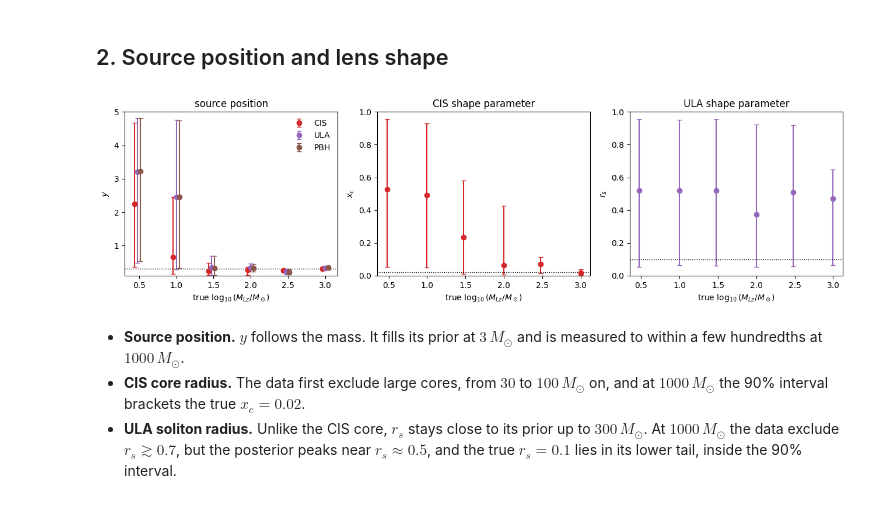
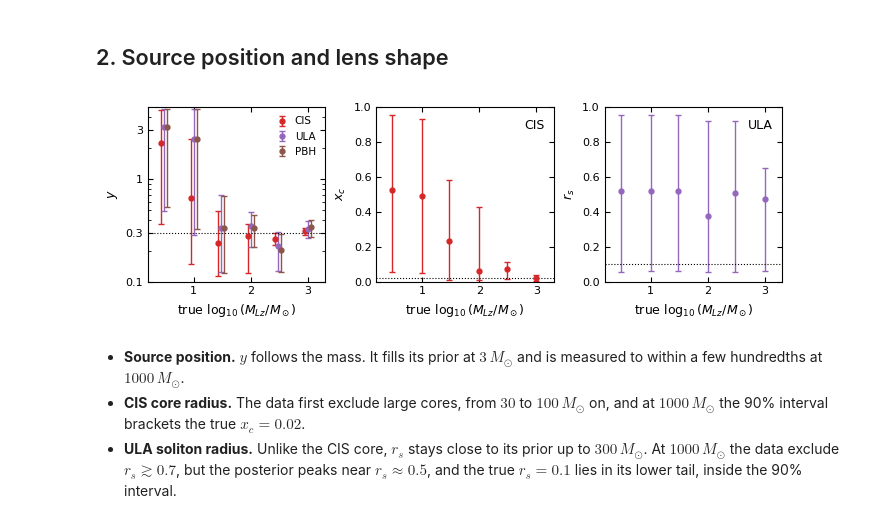
Before and after one commit to ninoephremidze/infer_with_FIONA, a Jupyter notebook: notebooks/03_mass_scans.ipynb, the cells around one changed output. Drawn from its saved outputs; the diff is of its cells as text; code cells hidden in the pictures.

```diff
--- a/notebooks/03_mass_scans.ipynb
+++ b/notebooks/03_mass_scans.ipynb
@@ -17,8 +17,12 @@ import matplotlib.pyplot as plt
 import numpy as np
 import pandas as pd
 
-from infer_with_fiona import posteriors as P
+from infer_with_fiona import paths, posteriors as P
 from infer_with_fiona.fisher.utils import G_over_c3_Msun
+
+PUB = {'font.size': 8, 'axes.labelsize': 9, 'axes.titlesize': 9, 'legend.fontsize': 7.5, 'xtick.direction': 'in',
+       'ytick.direction': 'in', 'xtick.top': True, 'ytick.right': True}     # style of the paper's figures
+paths.FIGURES_DIR.mkdir(parents=True, exist_ok=True)
 # %% [markdown]
 ## What to expect
 
@@ -85,27 +94,34 @@ The three lenses share the injection and the noise realization, and at a given m
 # %% [markdown]
 ## 2. Source position and lens shape
 # %%
-fig, axes = plt.subplots(1, 3, figsize=(13, 3.8))
-offsets = dict(CIS=-0.04, ULA=0.0, PBH=0.04)
-for lens, (_, _, color) in LENSES.items():
-    q = np.array([interval(samples[lens, M]['y']) for M in MASSES])
-    axes[0].errorbar(truth + offsets[lens], q[:, 1], yerr=[q[:, 1] - q[:, 0], q[:, 2] - q[:, 1]],
-                     fmt='o', color=color, capsize=3, label=lens)
-axes[0].axhline(Y_TRUE, color='k', lw=1, ls=':')
-axes[0].set(ylabel='$y$', ylim=(0.1, 5), title='source position')
-axes[0].legend(frameon=False)
+offsets = dict(CIS=-0.05, ULA=0.0, PBH=0.05)
+with plt.rc_context(PUB):
+    fig, axes = plt.subplots(1, 3, figsize=(7.0, 2.4))
+    for lens, (_, _, color) in LENSES.items():
+        q = np.array([interval(samples[lens, M]['y']) for M in MASSES])
+        axes[0].errorbar(truth + offsets[lens], q[:, 1], yerr=[q[:, 1] - q[:, 0], q[:, 2] - q[:, 1]],
+                         fmt='o', ms=3.5, color=color, capsize=2, elinewidth=1, label=lens)
+    axes[0].axhline(Y_TRUE, color='k', lw=0.8, ls=':')
+    axes[0].set(ylabel='$y$', yscale='log', ylim=(0.1, 5))
+    axes[0].set_yticks([0.1, 0.3, 1, 3]); axes[0].set_yticklabels(['0.1', '0.3', '1', '3'])
+    axes[0].yaxis.set_minor_formatter(plt.NullFormatter())
+    axes[0].legend(frameon=False, loc='upper right', handletextpad=0.2)
 
-for ax, lens in zip(axes[1:], ['CIS', 'ULA']):
-    shape, label, color = LENSES[lens]
-    q = np.array([interval(samples[lens, M]['lp']) for M in MASSES])
-    ax.errorbar(truth, q[:, 1], yerr=[q[:, 1] - q[:, 0], q[:, 2] - q[:, 1]], fmt='o', color=color, capsize=3)
-    ax.axhline(shape, color='k', lw=1, ls=':')
-    ax.set(ylabel=label, ylim=(0, 1), title=f'{lens} shape parameter')
-for ax in axes:
-    ax.set_xlabel(r'true $\log_{10}(M_{Lz}/M_\odot)$')
-plt.tight_layout()
+    for ax, lens in zip(axes[1:], ['CIS', 'ULA']):
+        shape, label, color = LENSES[lens]
+        q = np.array([interval(samples[lens, M]['lp']) for M in MASSES])
+        ax.errorbar(truth, q[:, 1], yerr=[q[:, 1] - q[:, 0], q[:, 2] - q[:, 1]], fmt='o', ms=3.5, color=color,
+                    capsize=2, elinewidth=1)
+        ax.axhline(shape, color='k', lw=0.8, ls=':')
+        ax.set(ylabel=label, ylim=(0, 1))
+        ax.text(0.95, 0.93, lens, transform=ax.transAxes, ha='right', va='top', fontsize=9)
+    for ax in axes:
+        ax.set(xlabel=r'true $\log_{10}(M_{Lz}/M_\odot)$', xlim=(0.2, 3.3))
+    fig.tight_layout(w_pad=0.8)
+    fig.savefig(paths.FIGURES_DIR / 'mass_scan_y_shape.png', dpi=300, bbox_inches='tight')
+    plt.show()
 # %% [output]
-[figure, old version]
+[figure, new version]
 # %% [markdown]
 - **Source position.** $y$ follows the mass. It fills its prior at $3\,M_\odot$ and is measured to within a few hundredths at $1000\,M_\odot$.
 - **CIS core radius.** The data first exclude large cores, from $30$ to $100\,M_\odot$ on, and at $1000\,M_\odot$ the 90% interval brackets the true $x_c = 0.02$.
```
Also changed, not shown: parts of 2 cells of this notebook.
